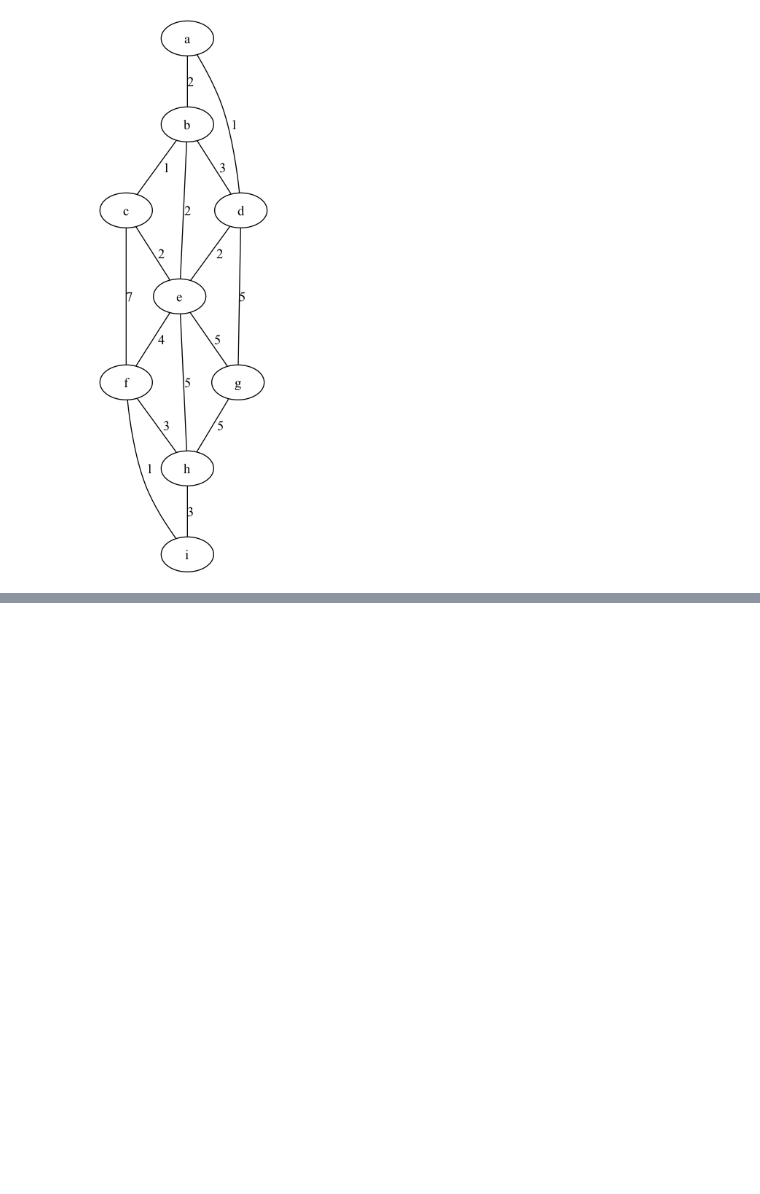
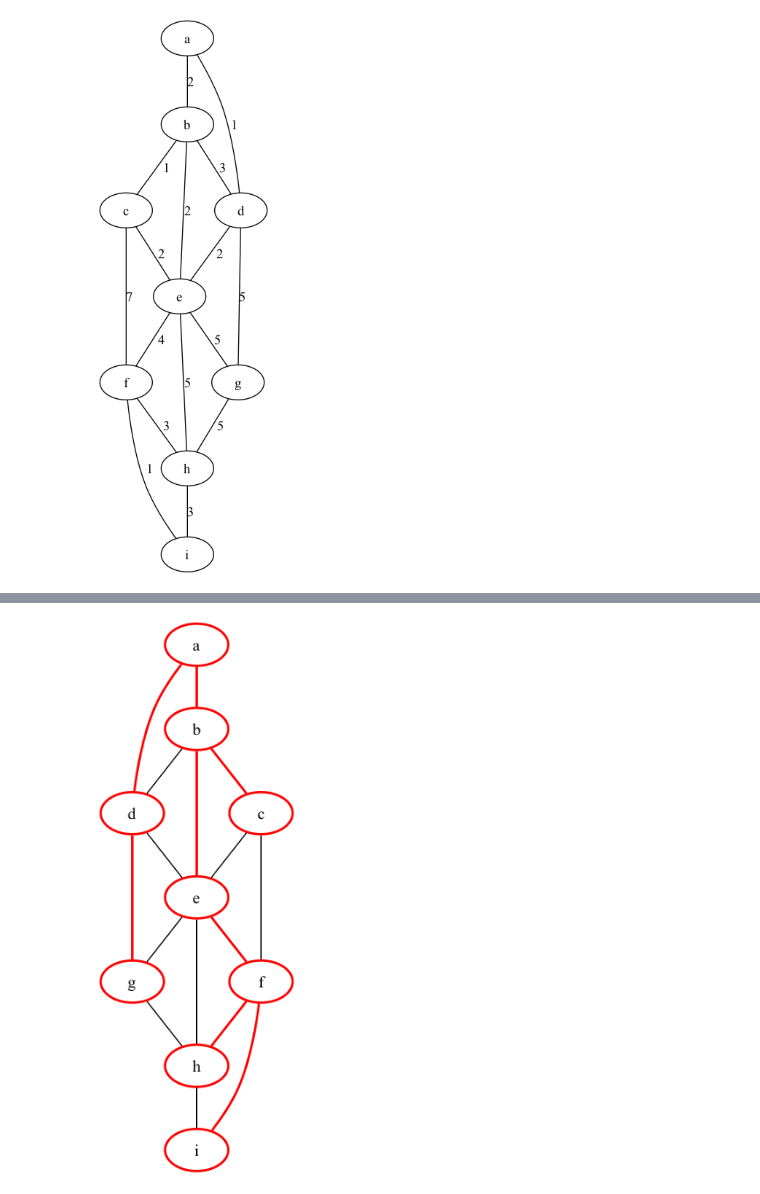
Before and after one commit to AstralJaeger/AMS4-UE03, a Jupyter notebook: notebooks/aufgabe_2.ipynb, the cells around one changed output, grey strips where cells are left out. Cells and saved outputs as stored; diff of their text form; code cells hidden in the pictures; blank space fills up the shorter version.

```diff
--- a/notebooks/aufgabe_2.ipynb
+++ b/notebooks/aufgabe_2.ipynb
@@ -86,0 +116,17 @@ display(Image(graph_file))
+# %%
+g = to_agraph(G)
+
+# Mark the MST edges in red on the original graph
+for edge in mst.edges(data=True):
+    g.get_edge(edge[0], edge[1]).attr['color'] = 'red'
+    g.get_edge(edge[0], edge[1]).attr['penwidth'] = 2.0
+
+for node in mst.nodes():
+    g.get_node(node).attr['color'] = 'red'
+    g.get_node(node).attr['penwidth'] = 2.0
+
+highlighted_graph_file = os.path.join(basepath, f'a02a_graph_highlighted.png')
+g.draw(highlighted_graph_file, prog='dot', format='png')
+display(Image(highlighted_graph_file))
+# %% [output]
+[figure, added]
```
Also changed, not shown: parts of 6 cells of this notebook, 2 other files.
